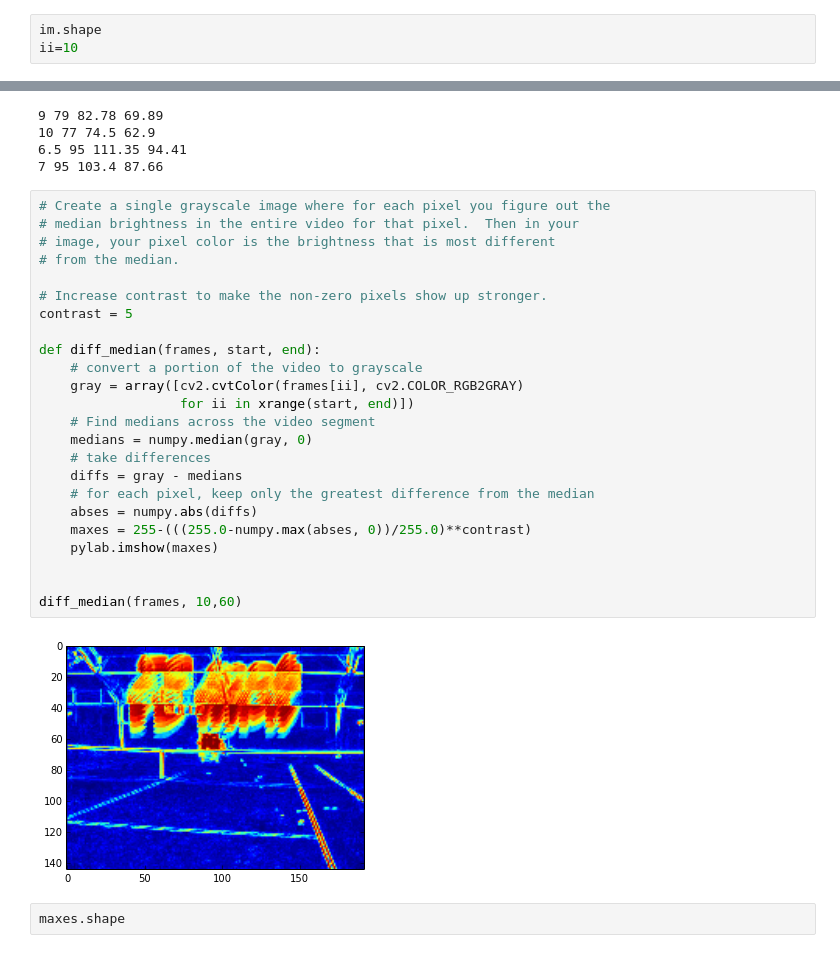
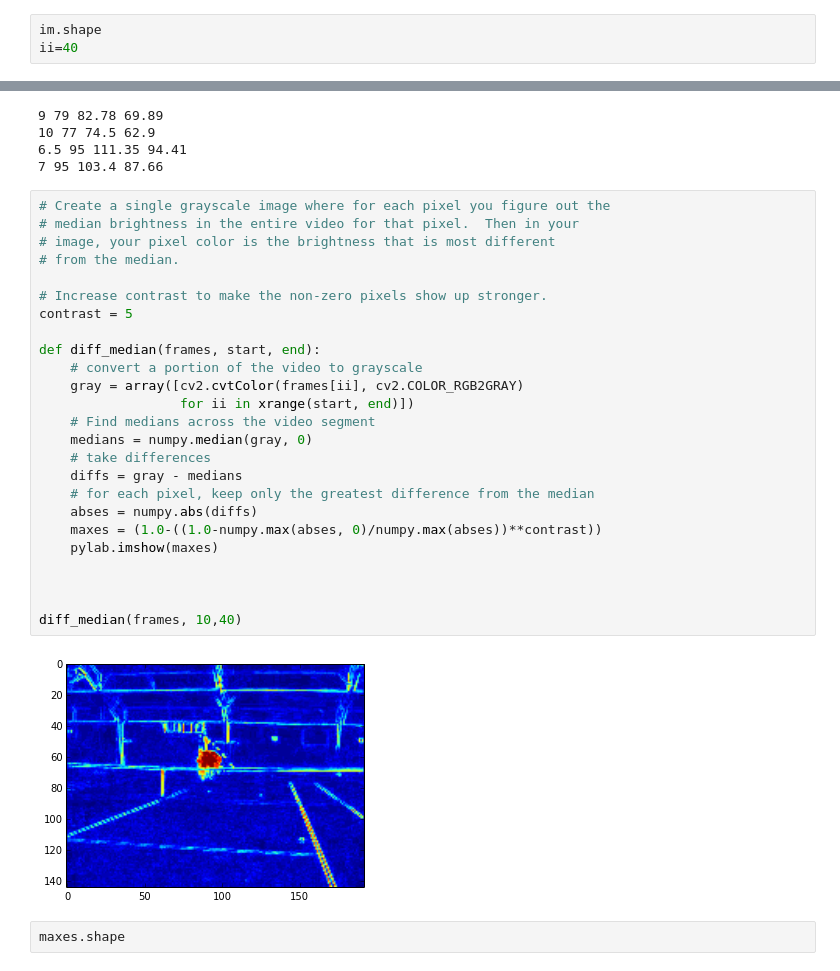
Before and after one commit to wcyuan/opencv_ipynotebook, a Jupyter notebook: 2015-07-29 Images.ipynb, the cells around one changed output, grey strips where cells are left out. Cells and saved outputs as stored; diff of their text form.

```diff
--- a/2015-07-29 Images.ipynb
+++ b/2015-07-29 Images.ipynb
@@ -244,7 +244,7 @@ True
 ret, im = cap.read()
 # %%
 im.shape
-ii=10
+ii=40
 # %%
 # video metadata from avconv:
 #
@@ -410,29 +410,30 @@ print      7,     95,  init_speed(7,   d=60.,  fps=15.), avg_speed(7,   d=60.,
 # %%
 # Create a single grayscale image where for each pixel you figure out the
 # median brightness in the entire video for that pixel.  Then in your
 # image, your pixel color is the brightness that is most different
 # from the median.
 
 # Increase contrast to make the non-zero pixels show up stronger.
 contrast = 5
 
 def diff_median(frames, start, end):
     # convert a portion of the video to grayscale
     gray = array([cv2.cvtColor(frames[ii], cv2.COLOR_RGB2GRAY)
                   for ii in xrange(start, end)])
     # Find medians across the video segment
     medians = numpy.median(gray, 0)
     # take differences
     diffs = gray - medians
     # for each pixel, keep only the greatest difference from the median
     abses = numpy.abs(diffs)
-    maxes = 255-(((255.0-numpy.max(abses, 0))/255.0)**contrast)
+    maxes = (1.0-((1.0-numpy.max(abses, 0)/numpy.max(abses))**contrast))
     pylab.imshow(maxes)
 
 
-diff_median(frames, 10,60)
+
+diff_median(frames, 10,40)
 # %% [output]
-[figure, old version]
+[figure, new version]
 # %%
 maxes.shape
 # %% [output]
```
Also changed, not shown: parts of 3 cells of this notebook.
